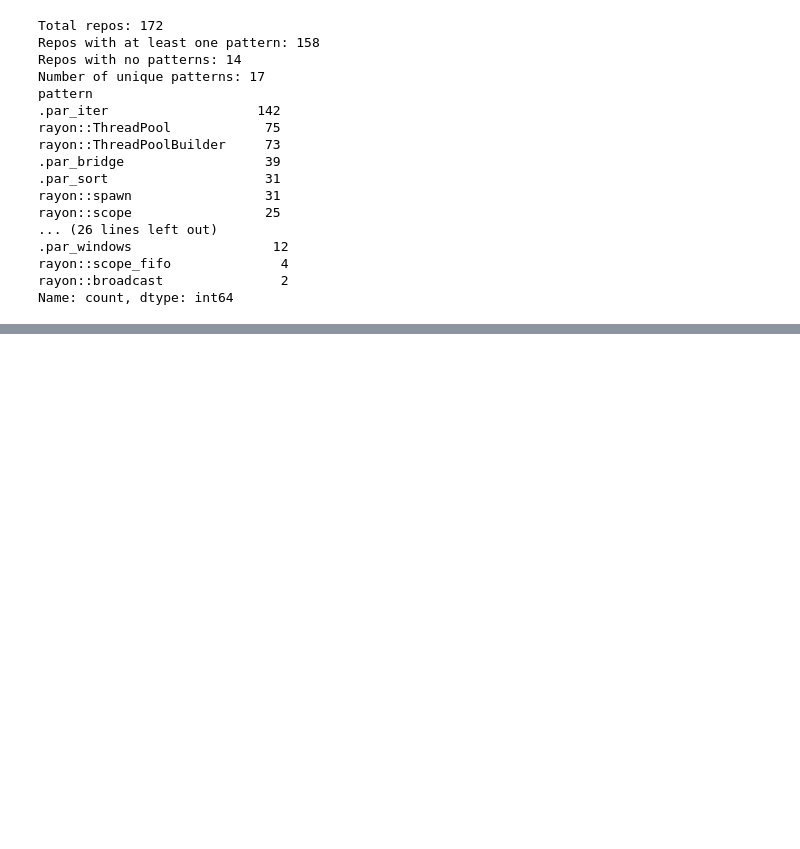
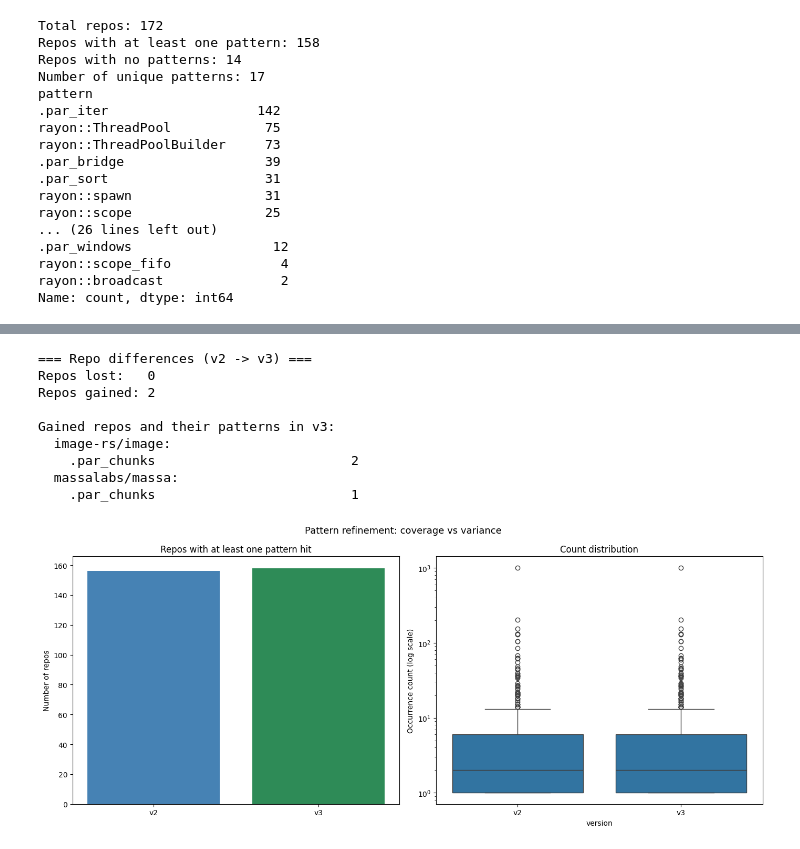
Before and after one commit to Fedrickropr/rayon-triage, a Jupyter notebook: notebook/rayon_analysis.ipynb, the cells around one changed output, grey strips where cells are left out. Cells and saved outputs as stored; diff of their text form; code cells hidden in the pictures; blank space fills up the shorter version.

```diff
--- a/notebook/rayon_analysis.ipynb
+++ b/notebook/rayon_analysis.ipynb
@@ -111,0 +230,13 @@ compare_runs()
+# %%
+effectiveness_comparison(2, 3)
+# %% [output]
+=== Repo differences (v2 -> v3) ===
+Repos lost:   0
+Repos gained: 2
+
+Gained repos and their patterns in v3:
+  image-rs/image:
+    .par_chunks                         2
+  massalabs/massa:
+    .par_chunks                         1
+[figure, added]
```
Also changed, not shown: parts of 12 cells of this notebook, 12 other files.
